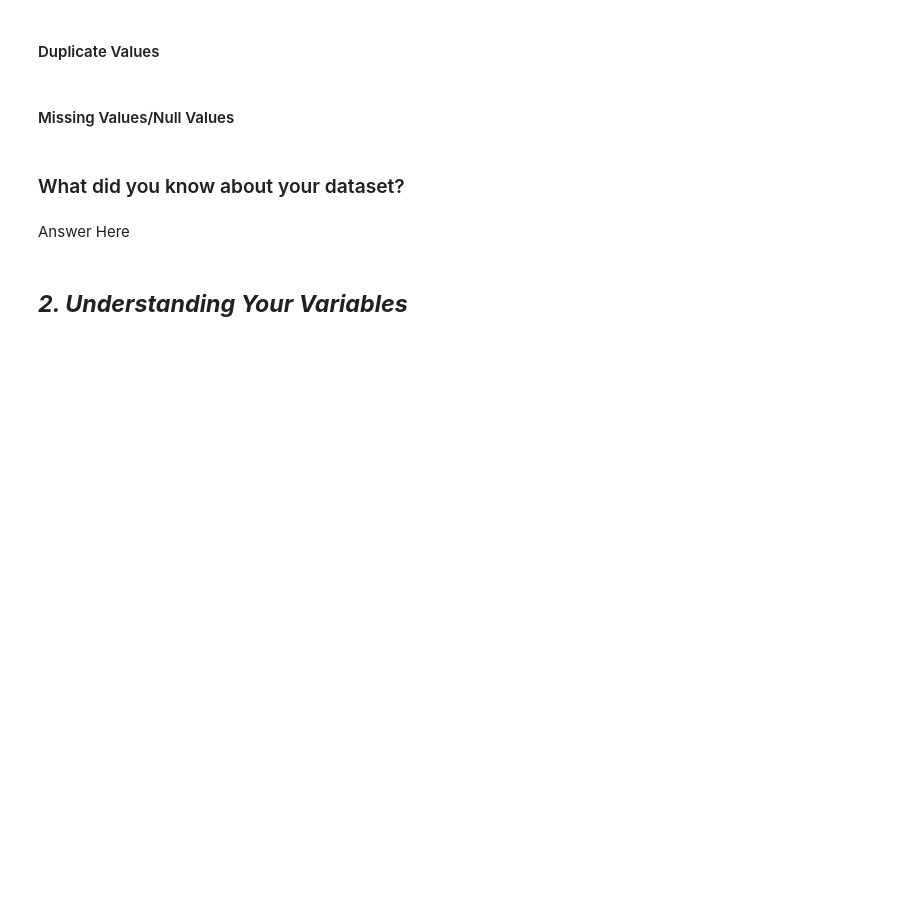
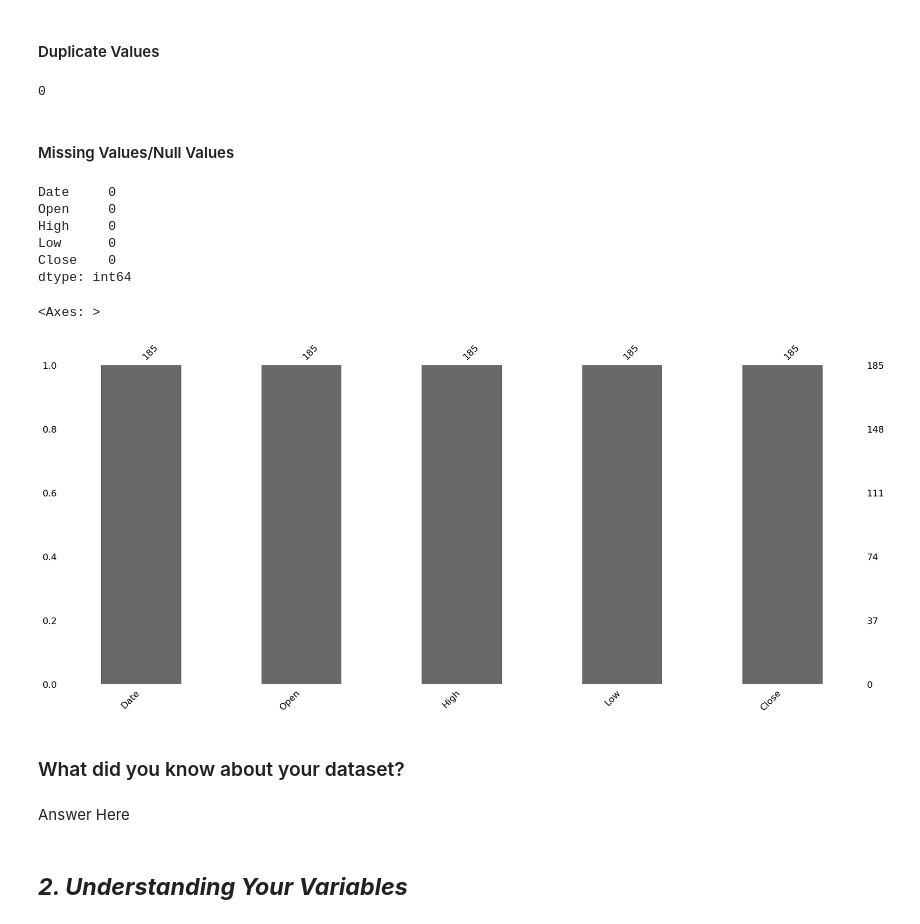
Before and after one commit to kashifkhan9555/Yes_Bank_Closing_price_prediction, a Jupyter notebook: Yes_Bank_Closing_price_prediction.ipynb, the cells around one changed output. Cells and saved outputs as stored; diff of their text form; code cells hidden in the pictures; blank space fills up the shorter version.

```diff
--- a/Yes_Bank_Closing_price_prediction.ipynb
+++ b/Yes_Bank_Closing_price_prediction.ipynb
@@ -88,3 +112,5 @@ M - Multivariate Analysis
+# %%
+df = pd.read_csv('/content/drive/MyDrive/yes bank project/data_YesBank_StockPrices.csv')
 # %% [markdown]
 ### Dataset First View
 # %%
@@ -101,12 +159,27 @@ M - Multivariate Analysis
 #### Duplicate Values
 # %%
 # Dataset Duplicate Value Count
+len(df[df.duplicated()])
+# %% [output]
+0
 # %% [markdown]
 #### Missing Values/Null Values
 # %%
 # Missing Values/Null Values Count
+df.isnull().sum()
+# %% [output]
+Date     0
+Open     0
+High     0
+Low      0
+Close    0
+dtype: int64
 # %%
 # Visualizing the missing values
+msno.bar(df)
+# %% [output]
+<Axes: >
+[figure, added]
 # %% [markdown]
 ### What did you know about your dataset?
 # %% [markdown]
```
Also changed, not shown: parts of 13 cells of this notebook.
